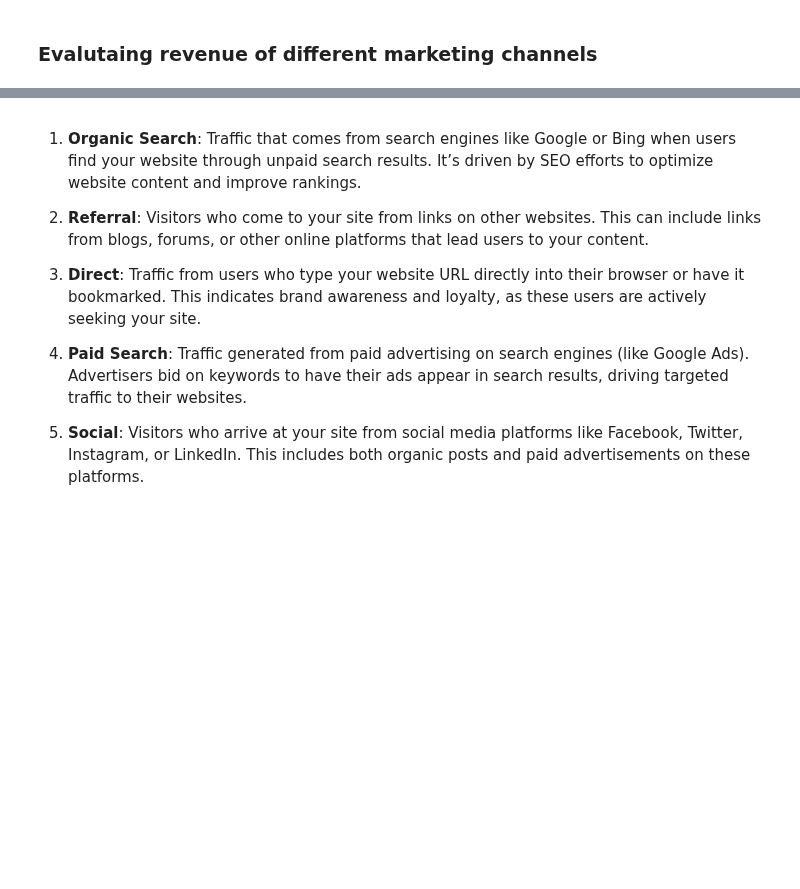
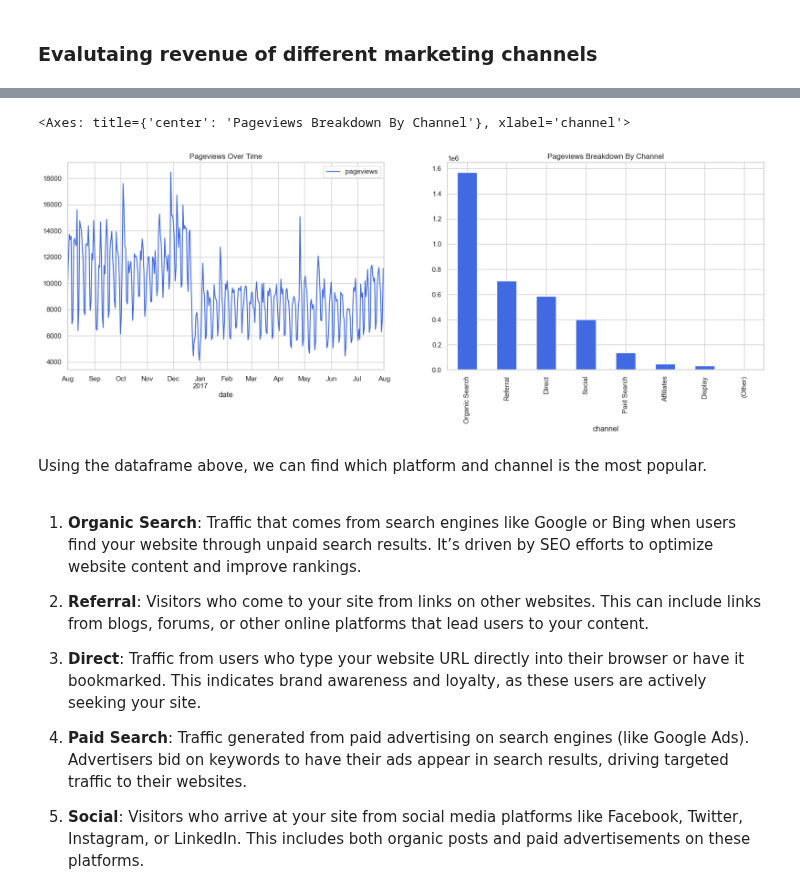
Before and after one commit to woobrandon/DSA3101-Potato-Wedges, a Jupyter notebook: SubgroupA/GoogleAnalyticsAnalysis.ipynb, the cells around one changed output, grey strips where cells are left out. Cells and saved outputs as stored; diff of their text form; code cells hidden in the pictures; blank space fills up the shorter version.

```diff
--- a/SubgroupA/GoogleAnalyticsAnalysis.ipynb
+++ b/SubgroupA/GoogleAnalyticsAnalysis.ipynb
@@ -1577,3 +1537,36 @@ What are the most effective marketing channels and campaigns?
+# %%
+fig, axes = plt.subplots(nrows=1, ncols=2, figsize=(20, 6))
+
+# How much traffic did the website get over time?
+query1 = """
+        SELECT date,
+        SUM(totals.pageviews) AS pageviews
+        FROM `bigquery-public-data.google_analytics_sample.ga_sessions_*`
+        GROUP BY 1
+        ORDER BY 1
+        """
+
+result1 = client.query(query1).result().to_dataframe()
+result1['date'] = pd.to_datetime(result1['date'])
+result1.plot(y='pageviews', x='date', kind='line',
+             color='royalblue', title='Pageviews Over Time', ax=axes[0])
+
+# Which channel drove the most traffic to the website?
+query2 = """
+        SELECT channelgrouping AS channel,
+        SUM(totals.pageviews) AS pageviews
+        FROM `bigquery-public-data.google_analytics_sample.ga_sessions_*`
+        GROUP BY 1
+        ORDER BY 2 DESC
+        """
+result2 = client.query(query2).result().to_dataframe()
+result2.plot(y='pageviews', x='channel', kind='bar', color='royalblue',
+             legend=False, title='Pageviews Breakdown By Channel', ax=axes[1])
+# %% [output]
+<Axes: title={'center': 'Pageviews Breakdown By Channel'}, xlabel='channel'>
+[figure, added]
+# %% [markdown]
+Using the dataframe above, we can find which platform and channel is the most popular.
 # %% [markdown]
 1. **Organic Search**: Traffic that comes from search engines like Google or Bing when users find your website through unpaid search results. It’s driven by SEO efforts to optimize website content and improve rankings.
 
```
Also changed, not shown: parts of 26 cells of this notebook.
